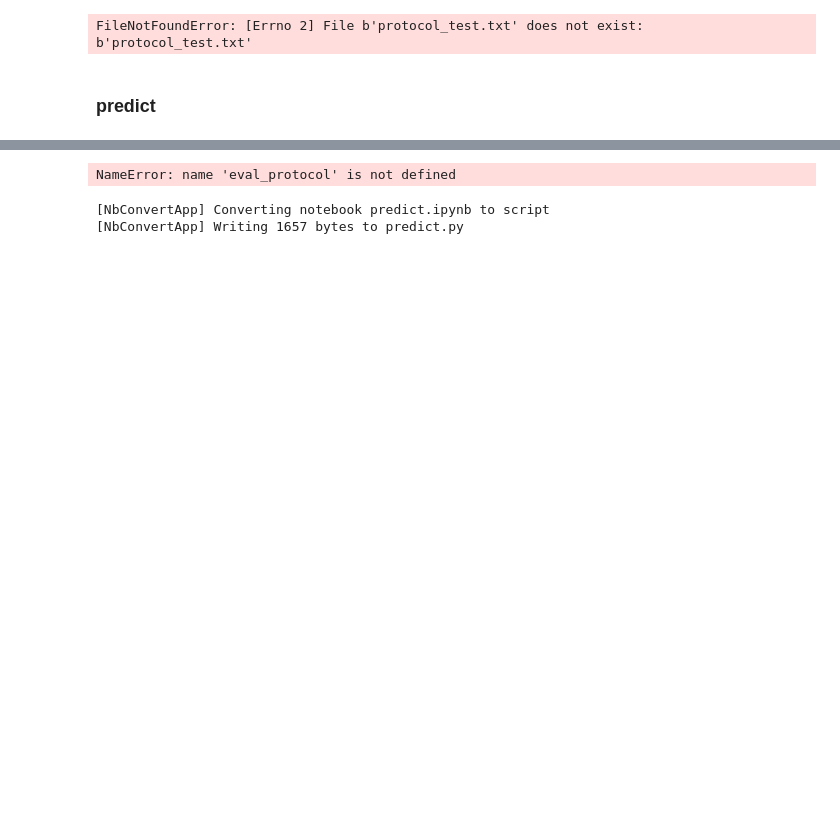
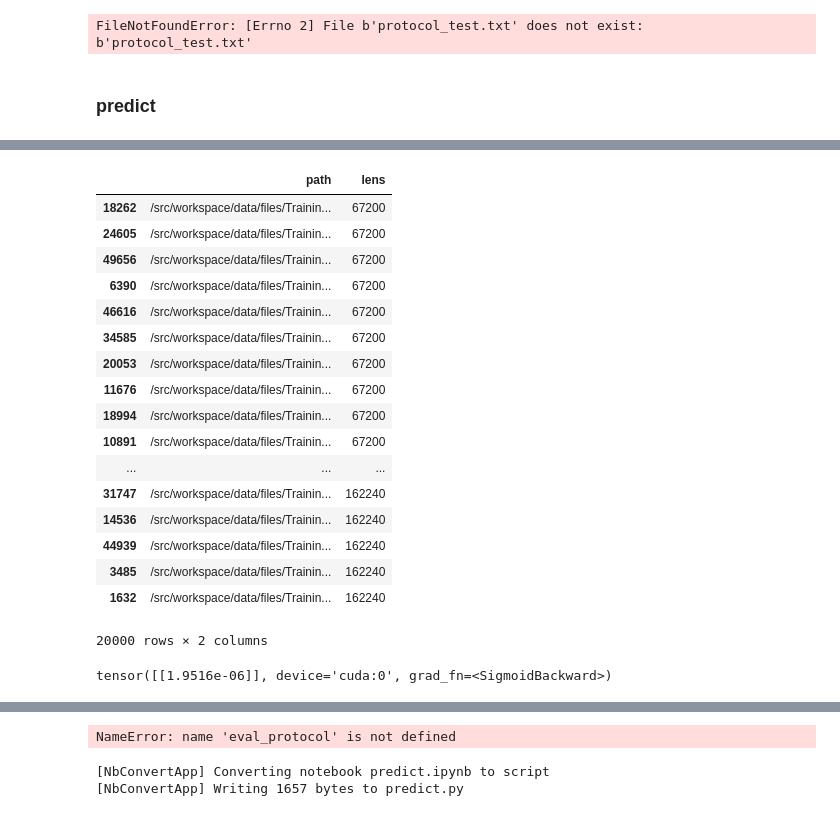
Before and after one commit to stas6626/IDRnd, a Jupyter notebook: solutions/predict.ipynb, the cells around one changed output, grey strips where cells are left out. Saved outputs shown, nothing was run; the diff lists cells and outputs as text; code cells hidden in the pictures; blank space fills up the shorter version.

```diff
--- a/solutions/predict.ipynb
+++ b/solutions/predict.ipynb
@@ -37,0 +47,2 @@ X, y = get_train_data()
+# %%
+pd.set_option('max_colwidth', 80)
@@ -37,0 +55,10 @@ X, y = get_train_data()
+# %%
+wavs = [test_dataset[i][0] for i in range(len(test_dataset))]
+# %%
+from hashlib import sha1
+
+hashes = []
+for wav in wavs:
+    hashes.append(sha1(wav).hexdigest())
+# %%
+mda["hashes"]=hashes
@@ -38,3 +96,24 @@ X, y = get_train_data()
+# %%
+mda.sort_values("lens")[30000:]
+# %% [output]
+|  | path | lens |
+| 18262 | /src/workspace/data/files/Trainin... | 67200 |
+| 24605 | /src/workspace/data/files/Trainin... | 67200 |
+| 49656 | /src/workspace/data/files/Trainin... | 67200 |
+| 6390 | /src/workspace/data/files/Trainin... | 67200 |
+| 46616 | /src/workspace/data/files/Trainin... | 67200 |
+| 34585 | /src/workspace/data/files/Trainin... | 67200 |
+| 20053 | /src/workspace/data/files/Trainin... | 67200 |
+| 11676 | /src/workspace/data/files/Trainin... | 67200 |
+| 18994 | /src/workspace/data/files/Trainin... | 67200 |
+| 10891 | /src/workspace/data/files/Trainin... | 67200 |
+| ... | ... | ... |
+| 31747 | /src/workspace/data/files/Trainin... | 162240 |
+| 14536 | /src/workspace/data/files/Trainin... | 162240 |
+| 44939 | /src/workspace/data/files/Trainin... | 162240 |
+| 3485 | /src/workspace/data/files/Trainin... | 162240 |
+| 1632 | /src/workspace/data/files/Trainin... | 162240 |
+20000 rows × 2 columns
 # %%
 hm = Train()
 
@@ -53,4 +132,8 @@ model.load_state_dict(torch.load('models/kaggle2_nonparallel.pt'))
 pred = hm.predict_on_test(test_loader, model)
+# %%
+model(test_dataset[0][0].reshape(1, 1, 128, 150).cuda())
+# %% [output]
+tensor([[1.9516e-06]], device='cuda:0', grad_fn=<SigmoidBackward>)
 # %%
 mda = pd.DataFrame()
 mda["path"] = X[:520]
```
Also changed, not shown: parts of 12 cells of this notebook, 26 other files.
